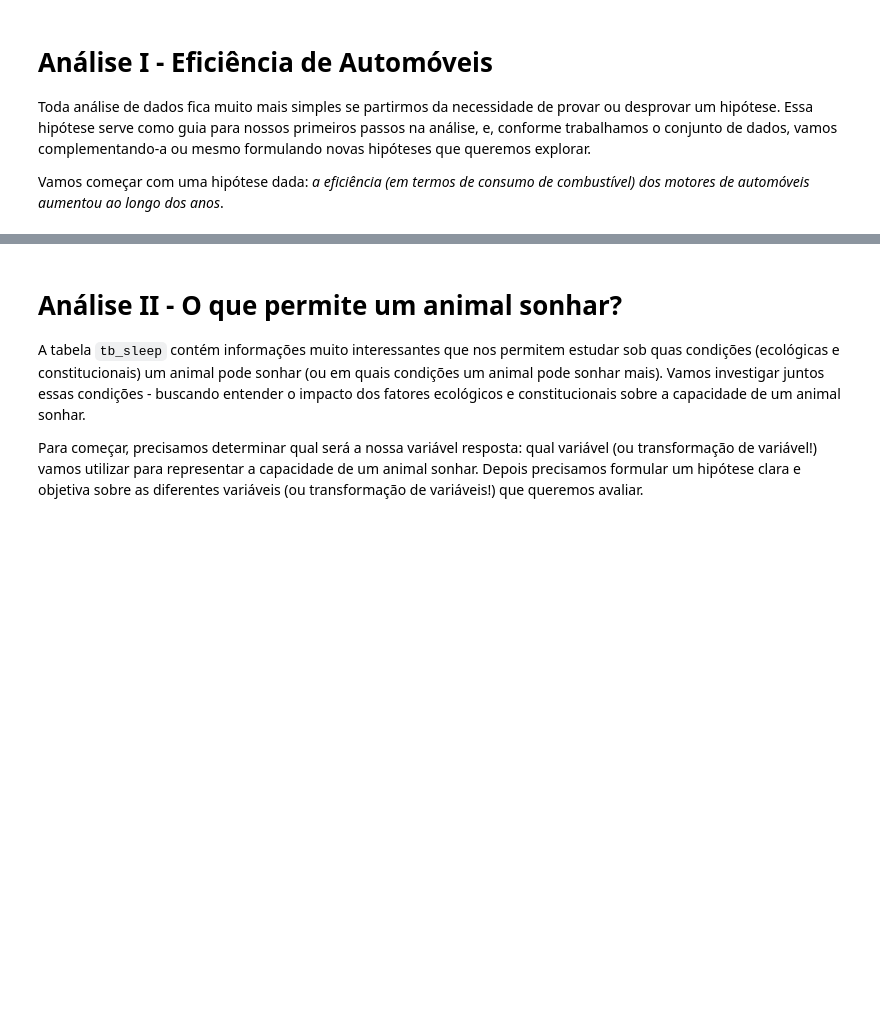
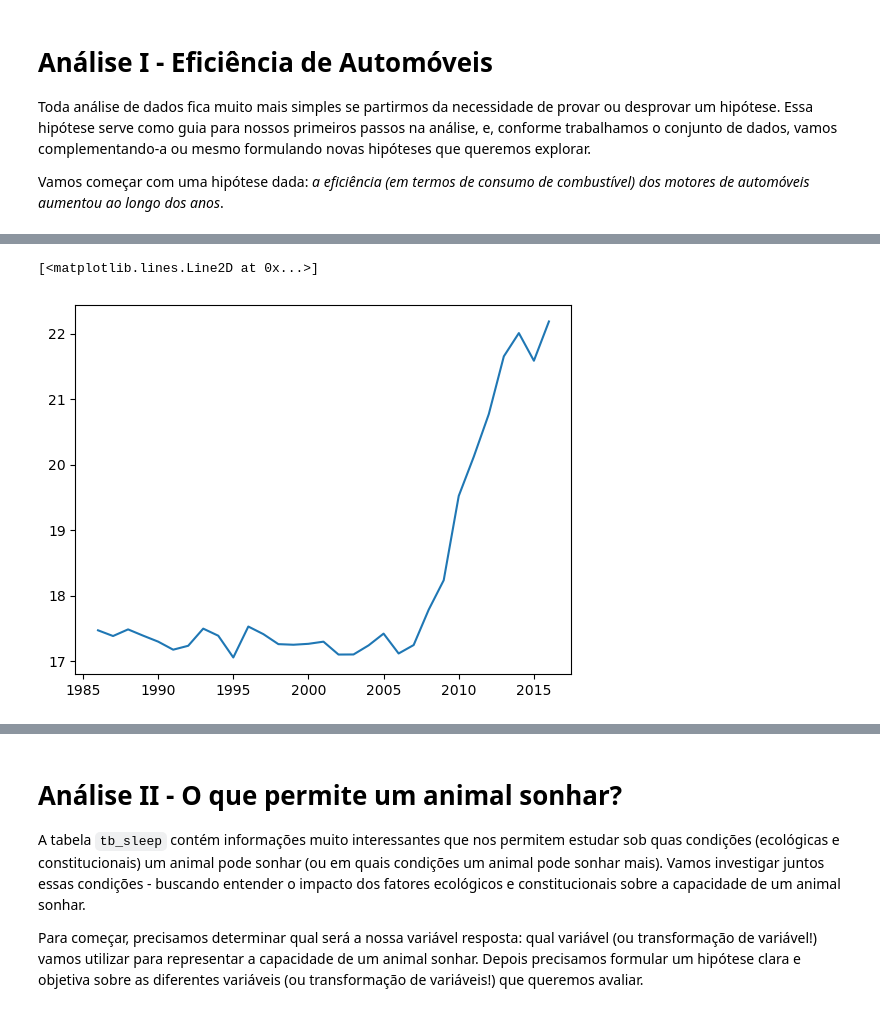
Before and after one commit to sadguilherme/99_PT_JAN2023, a Jupyter notebook: aulas/20230211 Revisão Pandas.ipynb, the cells around one changed output, grey strips where cells are left out. Saved outputs shown, nothing was run; the diff lists cells and outputs as text; code cells hidden in the pictures; blank space fills up the shorter version.

```diff
--- a/aulas/20230211 Revisão Pandas.ipynb
+++ b/aulas/20230211 Revisão Pandas.ipynb
@@ -16,0 +161,13 @@ tb_veic.describe()
+# %%
+tb_veic_regular = tb_veic[tb_veic['fuel_type'] == "Regular"].copy()
+tb_agg_year = (
+    tb_veic_regular
+    .groupby('year')
+    .agg(
+        eff_med_ano = (var_eff, 'mean')
+    )
+)
+plt.plot(tb_agg_year)
+# %% [output]
+[<matplotlib.lines.Line2D at 0x...>]
+[figure, added]
```
Also changed, not shown: parts of 18 cells of this notebook, 1 other file.
